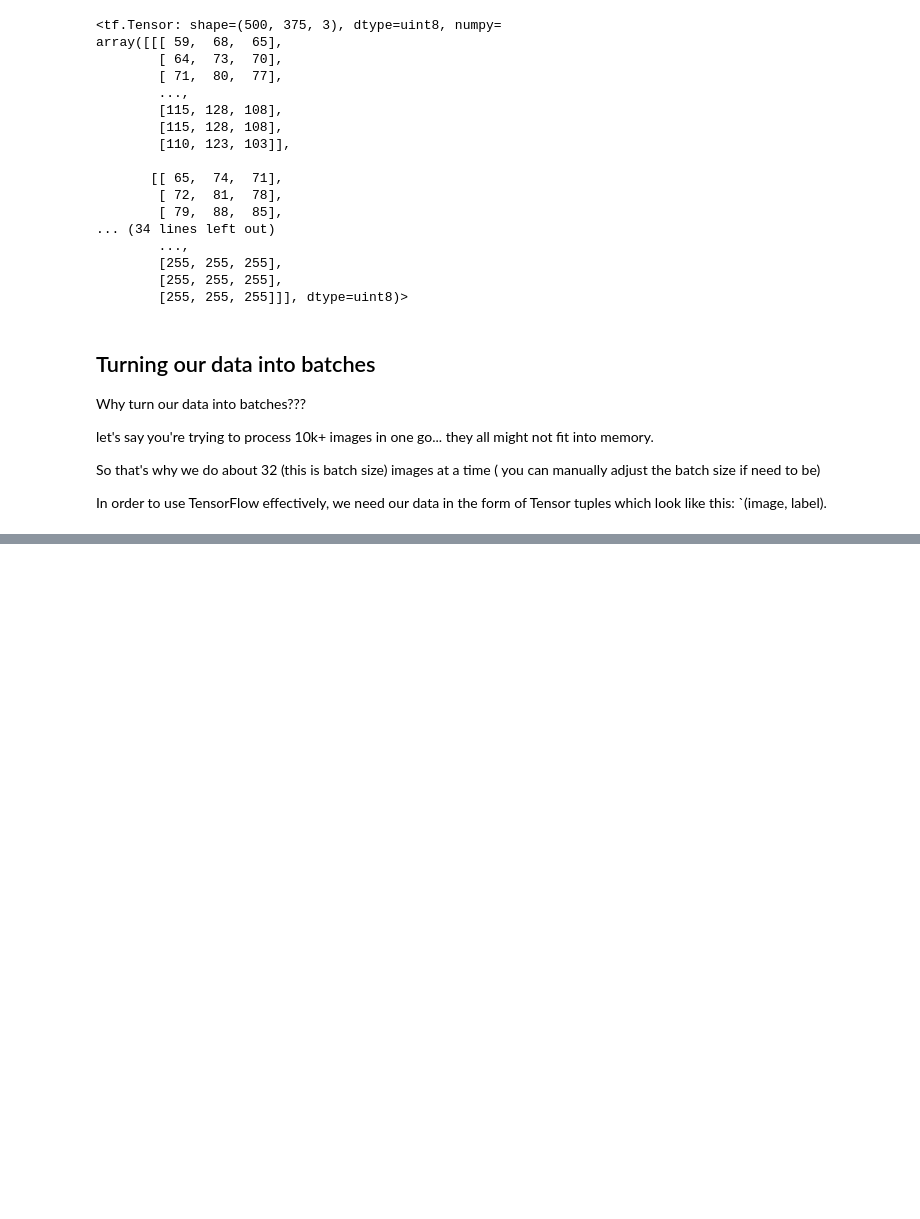
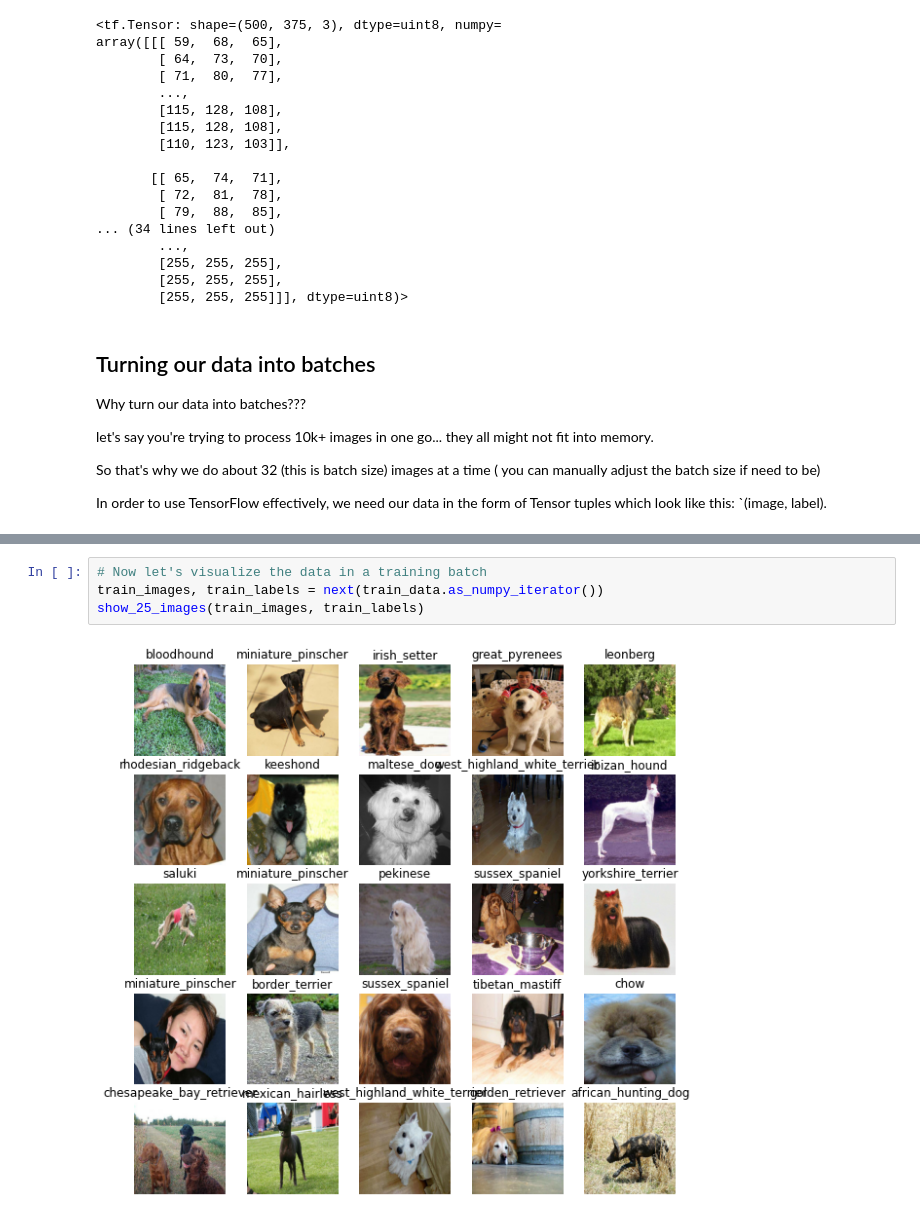
Before and after one commit to HkgCory/Tensorflow-deeplearning-colab-dog_breed, a Jupyter notebook: dog_vision.ipynb, the cells around one changed output, grey strips where cells are left out. Saved outputs shown, nothing was run; the diff lists cells and outputs as text; blank space fills up the shorter version.

```diff
--- a/dog_vision.ipynb
+++ b/dog_vision.ipynb
@@ -401,0 +553,6 @@ In order to use TensorFlow effectively, we need our data in the form of Tensor t
+# %%
+# Now let's visualize the data in a training batch
+train_images, train_labels = next(train_data.as_numpy_iterator())
+show_25_images(train_images, train_labels)
+# %% [output]
+[figure, added]
```
Also changed, not shown: parts of 18 cells of this notebook.
